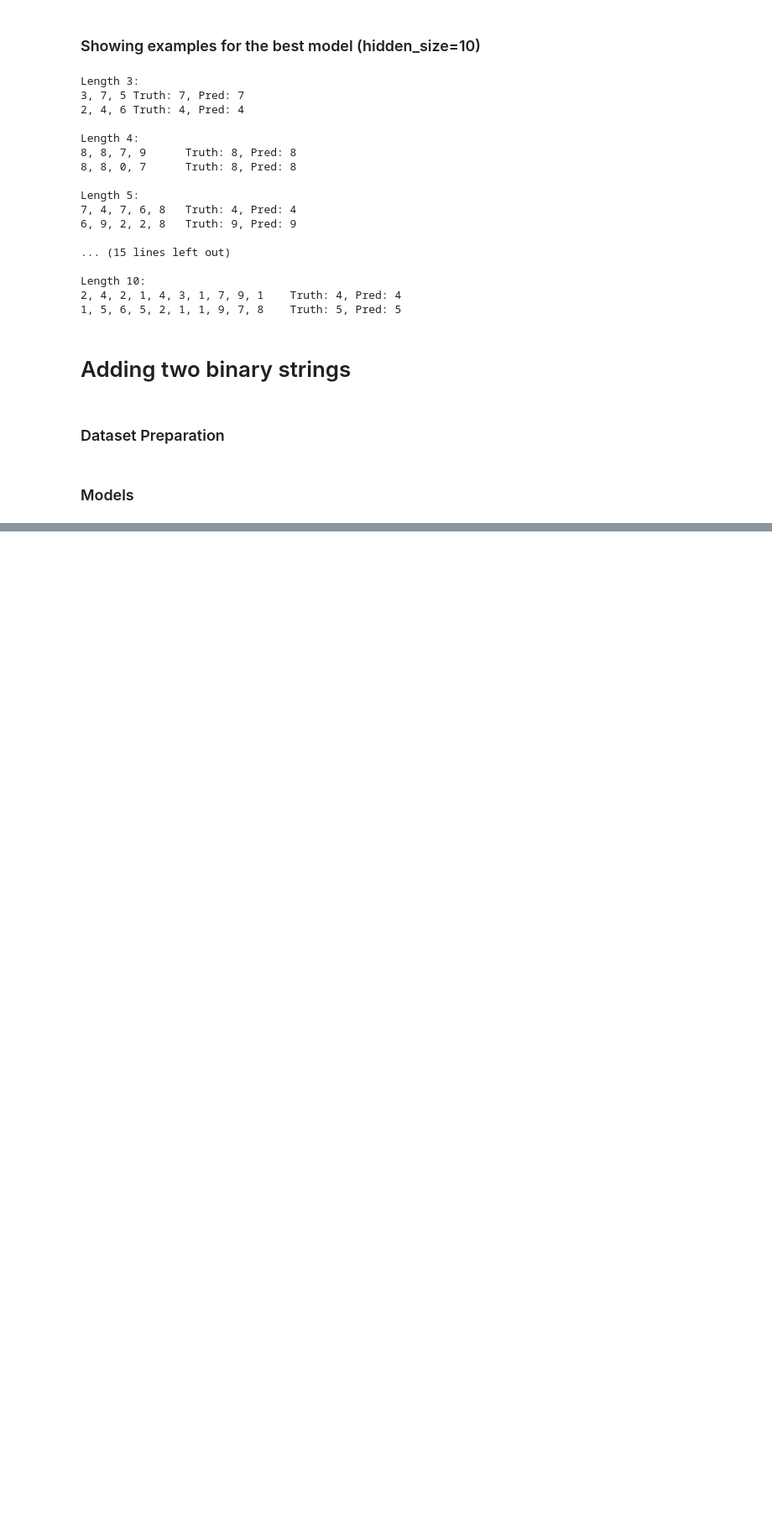
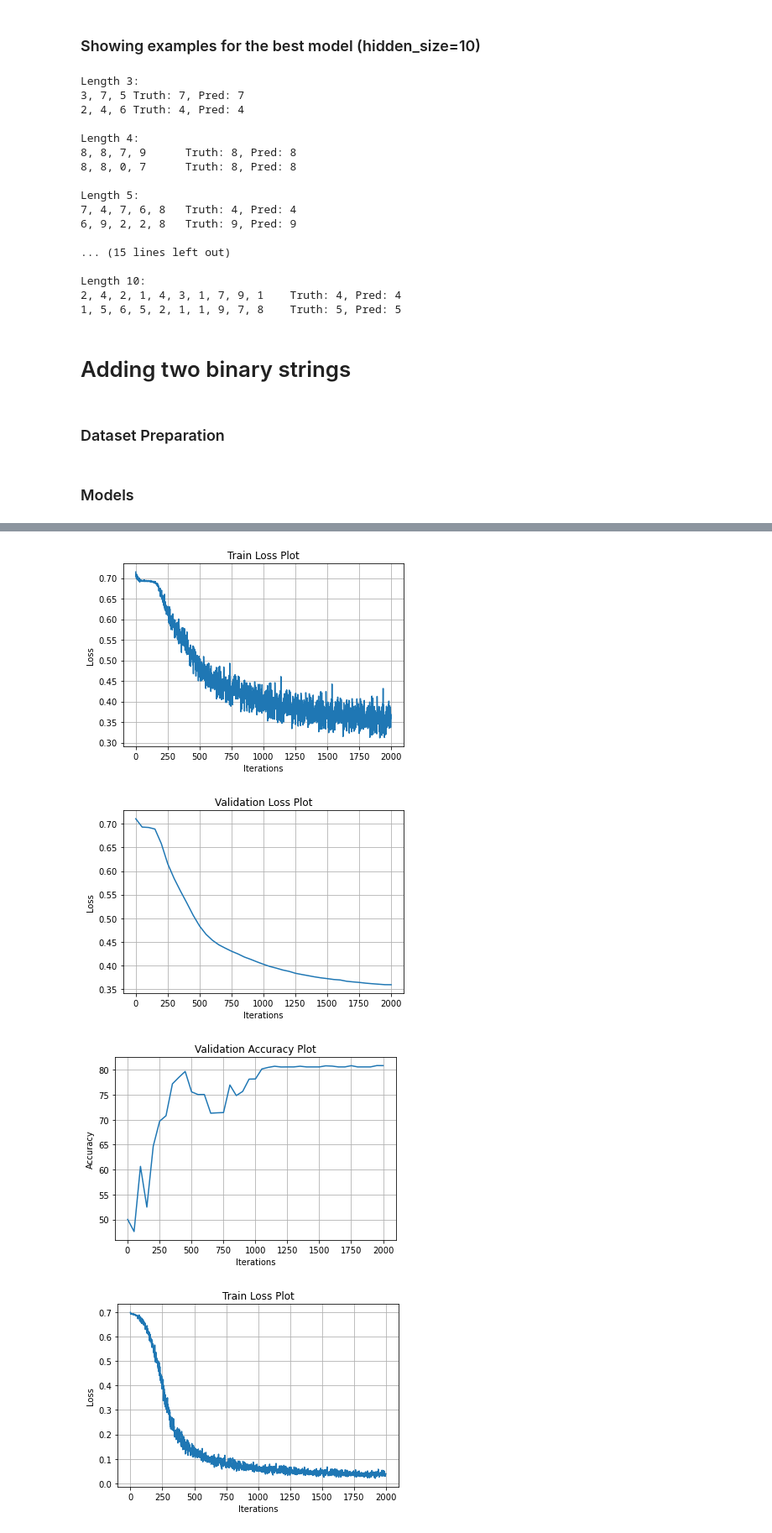
Before and after one commit to anirudhr97/EE6132_Advanced_Signal_Processing, a Jupyter notebook: Lab4/EE6132_Lab4_RNN.ipynb, the cells around one changed output, grey strips where cells are left out. Shown at 84% size. Saved outputs shown, nothing was run; the diff lists cells and outputs as text; code cells hidden in the pictures; blank space fills up the shorter version.

```diff
--- a/Lab4/EE6132_Lab4_RNN.ipynb
+++ b/Lab4/EE6132_Lab4_RNN.ipynb
@@ -1688,7 +1690,7 @@ at_list = []
 # Cross Entropy Loss
 loss_fn = nn.BCELoss()
 # Number of Epochs
-num_epochs = 1
+num_epochs = 5
 # %%
 for ind, model in enumerate(models):
     print('\n&&&&&&&&&&&&&&&&&&&&&&&&&&&&&&&&&&&&&&&&&&&&&&&&&&&&\n')
@@ -1728,6 +1730,8 @@ for ind, model in enumerate(models):
     print('-----------------------------------------')
     print('Time taken for the training: {0:.5f} seconds'.format(end-start))
     print('-----------------------------------------')
+
+    torch.save(model, direc_main+'binBCE_LSTM_n{}.pth'.format(sizes[ind]))
 # %% [output]
 &&&&&&&&&&&&&&&&&&&&&&&&&&&&&&&&&&&&&&&&&&&&&&&&&&&&
 
@@ -1748 +1752,17 @@ Time taken for the training: 3.17918 seconds
 -----------------------------------------
+# %%
+for i, size in enumerate(sizes):
+    prefix = direc_pics + 'binBCE_LSTM_n{}'.format(size)
+    plotGraphs(
+        losses = l_list[i],
+        losses_test = lt_list[i],
+        acc_test = at_list[i],
+        interval = interval,
+        prefix = prefix,
+        saving = True
+    )
+# %% [output]
+[figure, added]
+[figure, added]
+[figure, added]
+[figure, added]
```
Also changed, not shown: parts of 11 cells of this notebook, 25 other files.
